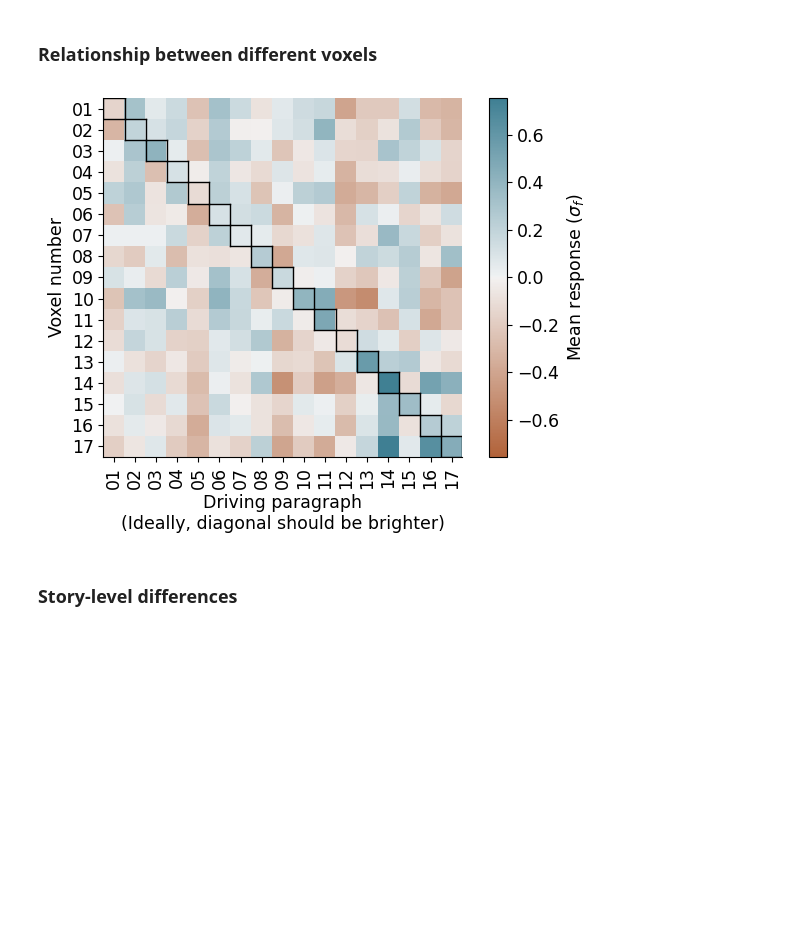
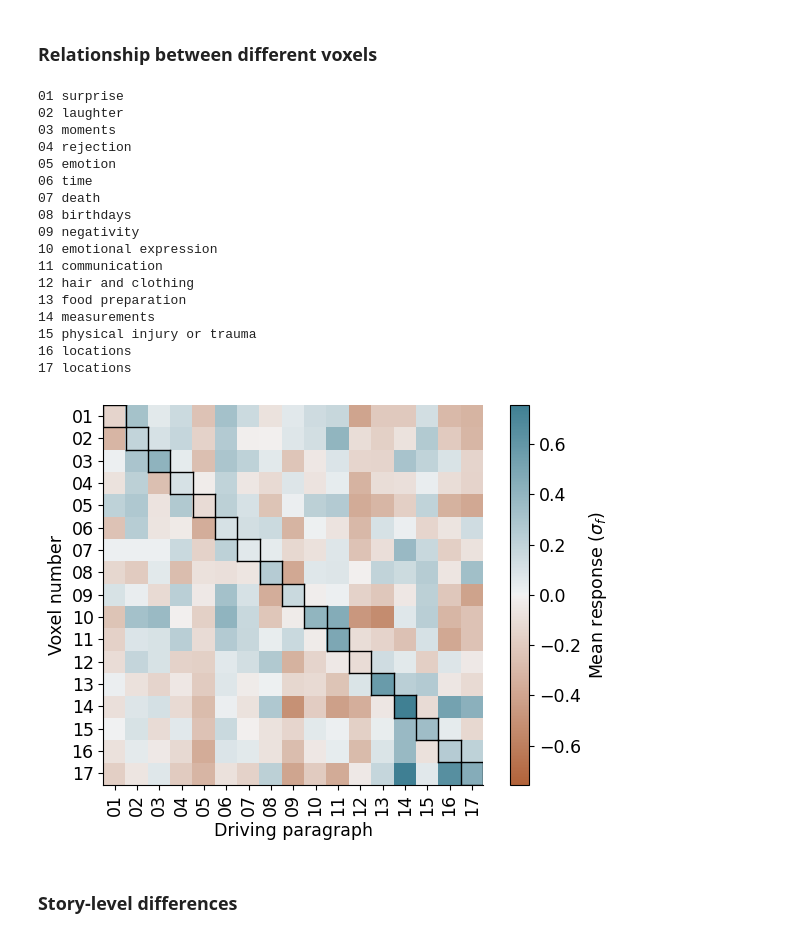
Before and after one commit to microsoft/automated-explanations, a Jupyter notebook: notebooks_stories/2_analyze_pilot/02_default.ipynb, the cells around one changed output. Saved outputs shown, nothing was run; the diff lists cells and outputs as text; code cells hidden in the pictures; blank space fills up the shorter version.

```diff
--- a/notebooks_stories/2_analyze_pilot/02_default.ipynb
+++ b/notebooks_stories/2_analyze_pilot/02_default.ipynb
@@ -146,35 +145,52 @@ s = 'small'
 expls_order = analyze_helper.sort_expls_semantically(expls)
 m_plot = m1[expls_order][:, expls_order]  # [:, expls_order]
 sasc.viz.imshow_diverging(m_plot, clab_size=s)
-plt.xlabel("Driving paragraph\n(Ideally, diagonal should be brighter)",
+plt.xlabel("Driving paragraph",  # \n(Ideally, diagonal should be brighter)",
            fontsize=s)
 
 # plt.ylabel("Voxel", fontsize='x-small')
 # labs = expls[expls_order]
 
 plt.ylabel("Voxel number", fontsize=s)
 labs = [f'{i + 1:02d}' for i in range(len(expls_order))]
 for i in range(len(labs)):
     print(labs[i], expls[expls_order[i]])
 
 plt.yticks(labels=labs, ticks=np.arange(
     len(expls)), fontsize=s)
 plt.xticks(labels=labs, ticks=np.arange(
     len(expls)), rotation=90, fontsize=s)
 plt.tight_layout()
 plt.savefig(join(RESULTS_DIR, 'figs/main',
             pilot_name[:pilot_name.index('_')] + '_default_heatmap.pdf'), bbox_inches='tight')
 plt.show()
 
 # plot correlations across all resps
 # resps_voxels = np.concatenate(
 #     [resps_dict[story_data["story_name_new"][story_num]].T for story_num in [2, 3, 4]],
 #     axis=1,
 # )[rw["voxel_num"].values]
 # corr = pd.DataFrame(resps_voxels.T, columns=expls).corr().round(2)
 # sns.clustermap(corr)
 # %% [output]
+01 surprise
+02 laughter
+03 moments
+04 rejection
+05 emotion
+06 time
+07 death
+08 birthdays
+09 negativity
+10 emotional expression
+11 communication
+12 hair and clothing
+13 food preparation
+14 measurements
+15 physical injury or trauma
+16 locations
+17 locations
-[figure, old version]
+[figure, new version]
 # %% [markdown]
 ### Story-level differences
 # %%
```
Also changed, not shown: parts of 1 cell of this notebook, 1 other file.
